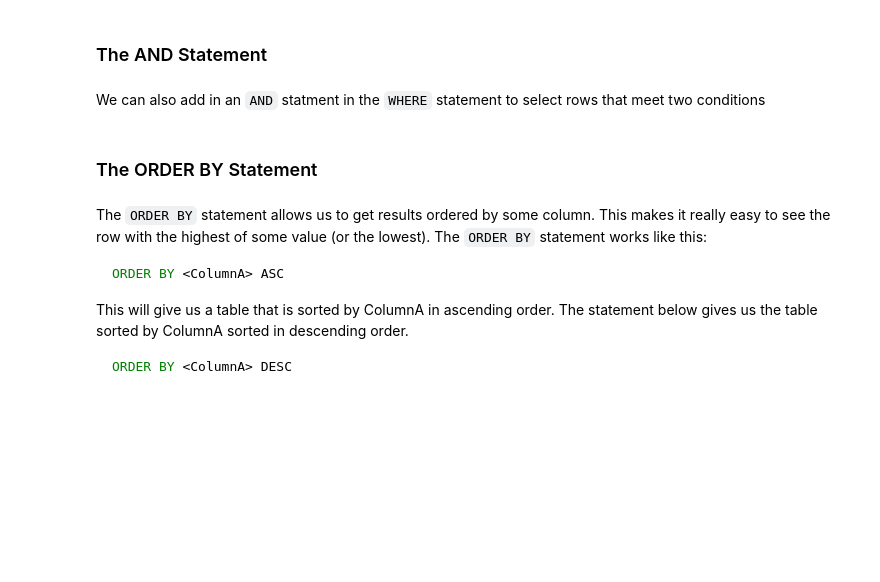
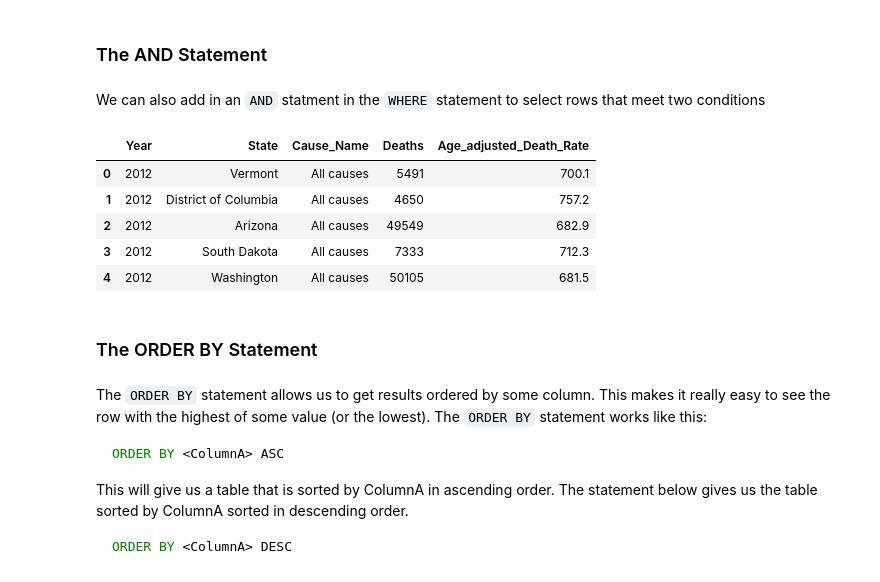
Before and after one commit to LuciMoore/sql_workshop, a Jupyter notebook: sqlite_workshop.ipynb, the cells around one changed output. Drawn from its saved outputs; the diff is of its cells as text; code cells hidden in the pictures; blank space fills up the shorter version.

```diff
--- a/sqlite_workshop.ipynb
+++ b/sqlite_workshop.ipynb
@@ -336,20 +475,27 @@ We can also add in an `AND` statment in the `WHERE` statement to select rows tha
 # %%
 connection = sqlite3.connect("leading_cases_of_death.sqlite")
 
 query = '''SELECT Year.Year, State.State, Cause.Cause_Name, Deaths.Deaths, Deaths.Age_Adjusted_Death_Rate
       FROM Deaths
       INNER JOIN State
       ON Deaths.StateID = State.StateID
       INNER JOIN Year
       ON Deaths.YearID = Year.YearID
       INNER JOIN Cause
       ON Deaths.CauseID = Cause.CauseID
-      WHERE YEAR = 2012 AND Cause_Name = 'All causes'
+      WHERE Year = 2012 AND Cause_Name = 'All causes'
       LIMIT 5'''
 
 result_df = pd.read_sql_query(query, connection)
 connection.close()
 result_df
+# %% [output]
+|  | Year | State | Cause_Name | Deaths | Age_adjusted_Death_Rate |
+| 0 | 2012 | Vermont | All causes | 5491 | 700.1 |
+| 1 | 2012 | District of Columbia | All causes | 4650 | 757.2 |
+| 2 | 2012 | Arizona | All causes | 49549 | 682.9 |
+| 3 | 2012 | South Dakota | All causes | 7333 | 712.3 |
+| 4 | 2012 | Washington | All causes | 50105 | 681.5 |
 # %% [markdown]
 ### The ORDER BY Statement
 # %% [markdown]
```
Also changed, not shown: parts of 29 cells of this notebook.
